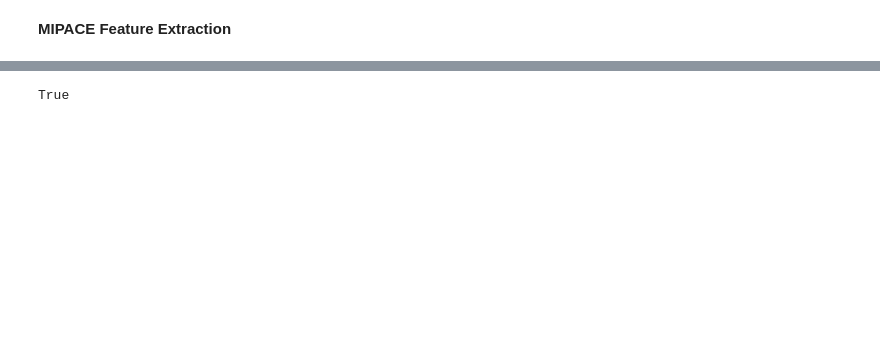
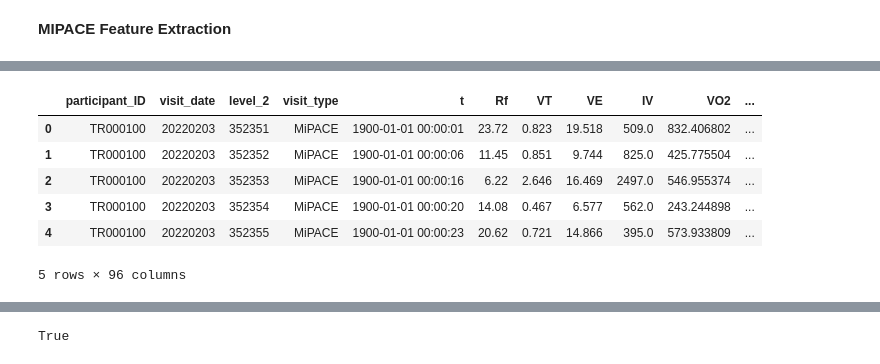
Before and after one commit to myschne/SI485Project, a Jupyter notebook: MIPACEFeatExt.ipynb, the cells around one changed output, grey strips where cells are left out. Cells and saved outputs as stored; diff of their text form; code cells hidden in the pictures; blank space fills up the shorter version.

```diff
--- a/MIPACEFeatExt.ipynb
+++ b/MIPACEFeatExt.ipynb
@@ -57,6 +59,16 @@ big_frame = big_frame.groupby(['participant_ID', 'visit_date']).apply(stage_numb
 
 #Convert t to datetime
 big_frame['t'] = pd.to_datetime('1900-01-01 ' + big_frame['t'], format='%Y-%m-%d %H:%M:%S') ## use dummy date for day
+# %%
+big_frame.head()
+# %% [output]
+|  | participant_ID | visit_date | level_2 | visit_type | t | Rf | VT | VE | IV | VO2 | ... |
+| 0 | TR000100 | 20220203 | 352351 | MiPACE | 1900-01-01 00:00:01 | 23.72 | 0.823 | 19.518 | 509.0 | 832.406802 | ... |
+| 1 | TR000100 | 20220203 | 352352 | MiPACE | 1900-01-01 00:00:06 | 11.45 | 0.851 | 9.744 | 825.0 | 425.775504 | ... |
+| 2 | TR000100 | 20220203 | 352353 | MiPACE | 1900-01-01 00:00:16 | 6.22 | 2.646 | 16.469 | 2497.0 | 546.955374 | ... |
+| 3 | TR000100 | 20220203 | 352354 | MiPACE | 1900-01-01 00:00:20 | 14.08 | 0.467 | 6.577 | 562.0 | 243.244898 | ... |
+| 4 | TR000100 | 20220203 | 352355 | MiPACE | 1900-01-01 00:00:23 | 20.62 | 0.721 | 14.866 | 395.0 | 573.933809 | ... |
+5 rows × 96 columns
 # %%
 #Split Up Dataframes
 def create_dataframe_dictionary(parent_df):
```
Also changed, not shown: parts of 10 cells of this notebook.
